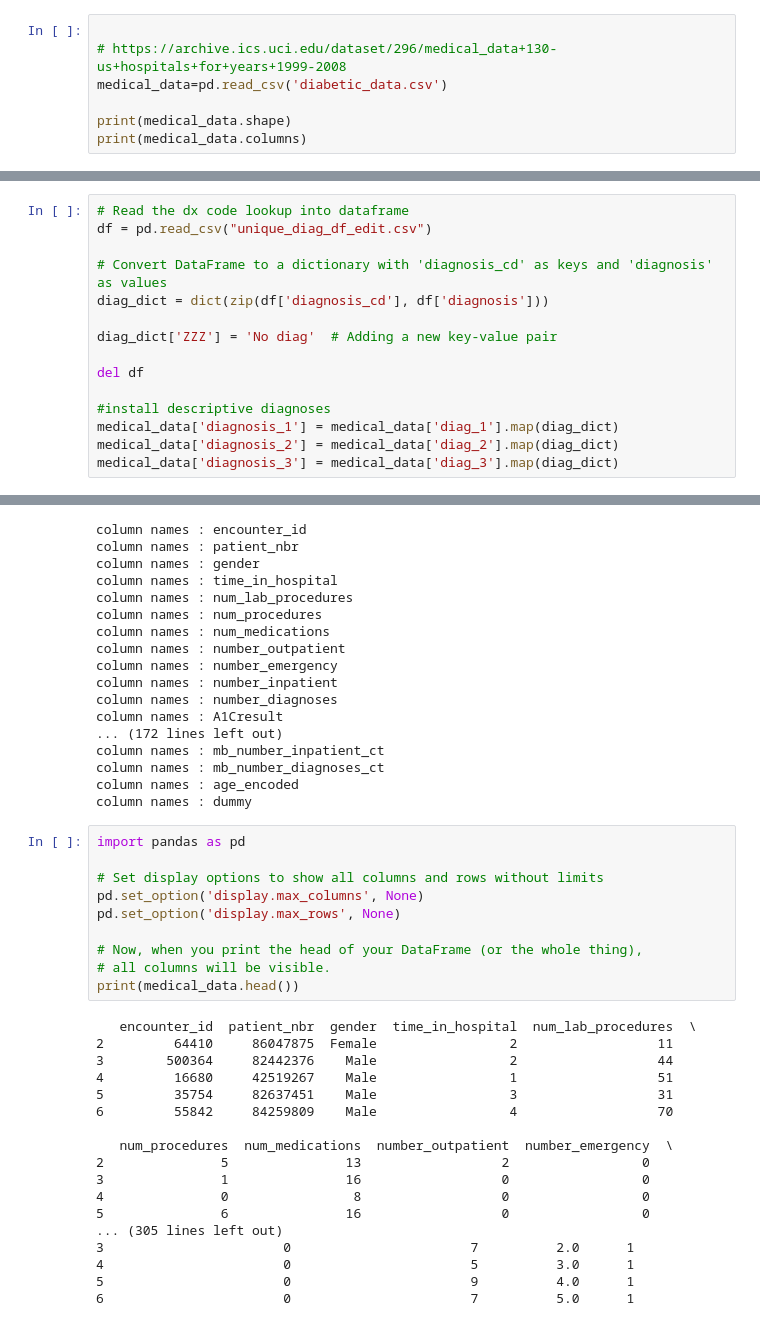
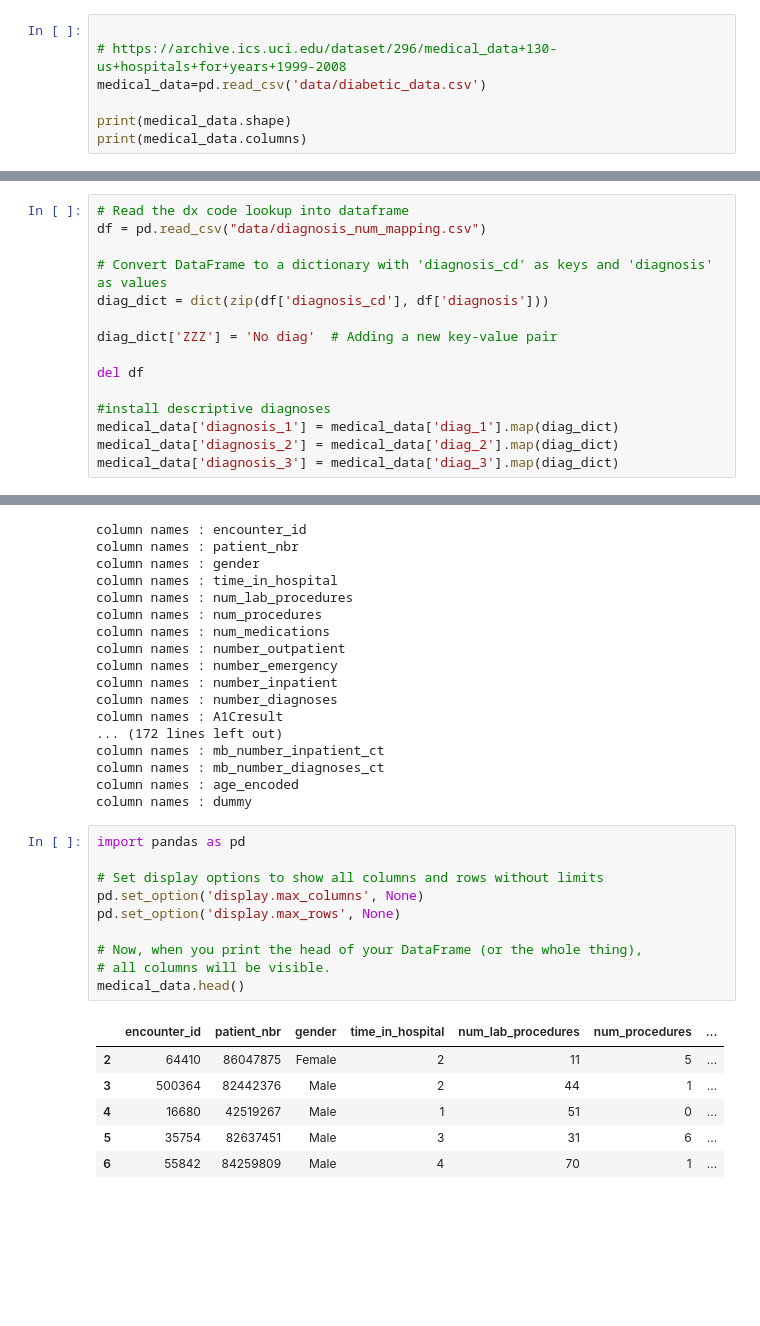
Before and after one commit to gurmatsinghsour/SweatHogsCapProj, a Jupyter notebook: dataPreprocessing/data_preprocessing.ipynb, the cells around one changed output, grey strips where cells are left out. Drawn from its saved outputs; the diff is of its cells as text; blank space fills up the shorter version.

```diff
--- a/dataPreprocessing/data_preprocessing.ipynb
+++ b/dataPreprocessing/data_preprocessing.ipynb
@@ -67,7 +67,7 @@ pd.set_option('display.max_info_columns', 200)
 # %%
 
 # https://archive.ics.uci.edu/dataset/296/medical_data+130-us+hospitals+for+years+1999-2008
-medical_data=pd.read_csv('diabetic_data.csv')
+medical_data=pd.read_csv('data/diabetic_data.csv')
 
 print(medical_data.shape)
 print(medical_data.columns)
@@ -269,7 +269,7 @@ medical_data = medical_data.merge(distinct_counts, on='patient_nbr', how='left')
 del diagnosis_melted, distinct_counts
 # %%
 # Read the dx code lookup into dataframe
-df = pd.read_csv("unique_diag_df_edit.csv")
+df = pd.read_csv("data/diagnosis_num_mapping.csv")
 
 # Convert DataFrame to a dictionary with 'diagnosis_cd' as keys and 'diagnosis' as values
 diag_dict = dict(zip(df['diagnosis_cd'], df['diagnosis']))
@@ -826,28 +824,17 @@ column names : dummy
 # %%
 import pandas as pd
 
 # Set display options to show all columns and rows without limits
 pd.set_option('display.max_columns', None)
 pd.set_option('display.max_rows', None)
 
 # Now, when you print the head of your DataFrame (or the whole thing),
 # all columns will be visible.
-print(medical_data.head())
+medical_data.head()
 # %% [output]
-   encounter_id  patient_nbr  gender  time_in_hospital  num_lab_procedures  \
-2         64410     86047875  Female                 2                  11
-3        500364     82442376    Male                 2                  44
-4         16680     42519267    Male                 1                  51
-5         35754     82637451    Male                 3                  31
-6         55842     84259809    Male                 4                  70
-
-   num_procedures  num_medications  number_outpatient  number_emergency  \
-2               5               13                  2                 0
-3               1               16                  0                 0
-4               0                8                  0                 0
-5               6               16                  0                 0
-... (305 lines left out)
-3                       0                       7          2.0      1
-4                       0                       5          3.0      1
-5                       0                       9          4.0      1
-6                       0                       7          5.0      1
+|  | encounter_id | patient_nbr | gender | time_in_hospital | num_lab_procedures | num_procedures | ... |
+| 2 | 64410 | 86047875 | Female | 2 | 11 | 5 | ... |
+| 3 | 500364 | 82442376 | Male | 2 | 44 | 1 | ... |
+| 4 | 16680 | 42519267 | Male | 1 | 51 | 0 | ... |
+| 5 | 35754 | 82637451 | Male | 3 | 31 | 6 | ... |
+| 6 | 55842 | 84259809 | Male | 4 | 70 | 1 | ... |
```
Also changed, not shown: parts of 2 cells of this notebook, 2 other files.
